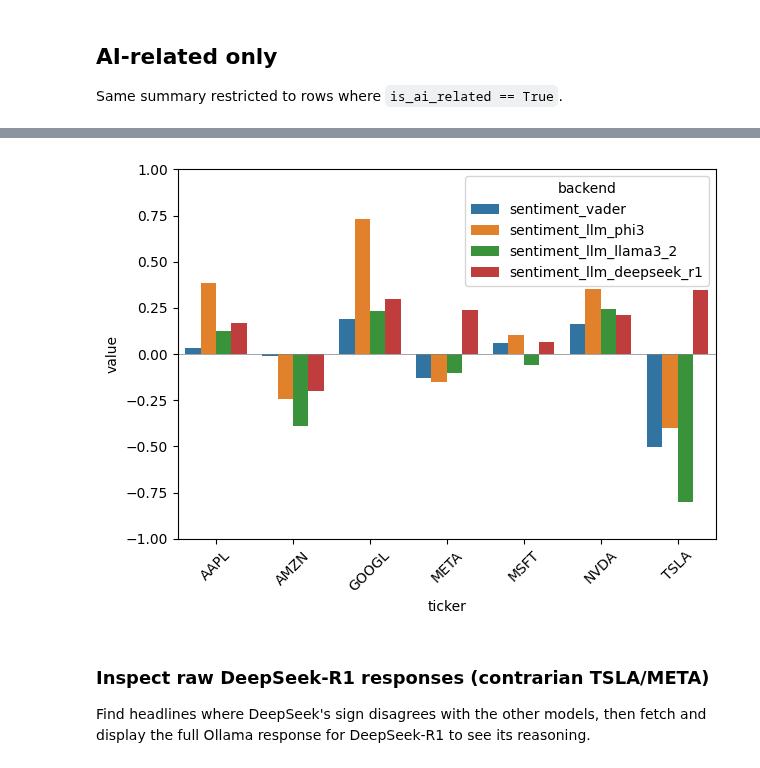
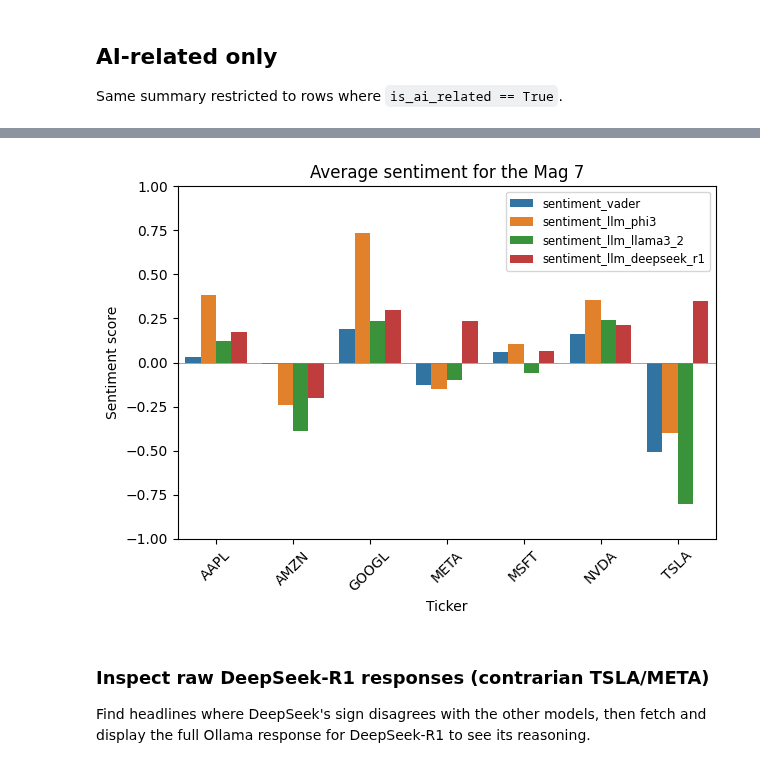
Before and after one commit to cssantosa/mag-7-sentiment-signals, a Jupyter notebook: notebooks/sentiment_analysis.ipynb, the cells around one changed output, grey strips where cells are left out. Drawn from its saved outputs; the diff is of its cells as text; code cells hidden in the pictures.

Commit message:
sentiment db testing

```diff
--- a/notebooks/sentiment_analysis.ipynb
+++ b/notebooks/sentiment_analysis.ipynb
@@ -115,18 +110,22 @@ sns.heatmap(plot_df.T, annot=True, fmt=".2f", cmap="RdBu_r", center=0, vmin=-1,
 # %%
 plot_long = by_ticker_ai.melt(
     id_vars="ticker",
     value_vars=sentiment_cols,
-    var_name="backend",
+    var_name="Sentiment Models",
     value_name="value",
 )
-sns.barplot(data=plot_long, x="ticker", y="value", hue="backend")
+sns.barplot(data=plot_long, x="ticker", y="value", hue="Sentiment Models")
 plt.axhline(0, color="gray", linewidth=0.5)
 plt.ylim(-1, 1)
 plt.xticks(rotation=45)
+plt.xlabel("Ticker")
+plt.ylabel("Sentiment score")
+plt.title("Average sentiment for the Mag 7")
+plt.legend(loc="upper right", fontsize="small")
 plt.tight_layout()
 plt.show()
 # %% [output]
-[figure, old version]
+[figure, new version]
 # %% [markdown]
 ### Inspect raw DeepSeek-R1 responses (contrarian TSLA/META)
 
```
Also changed, not shown: parts of 1 cell of this notebook, 4 other files.
